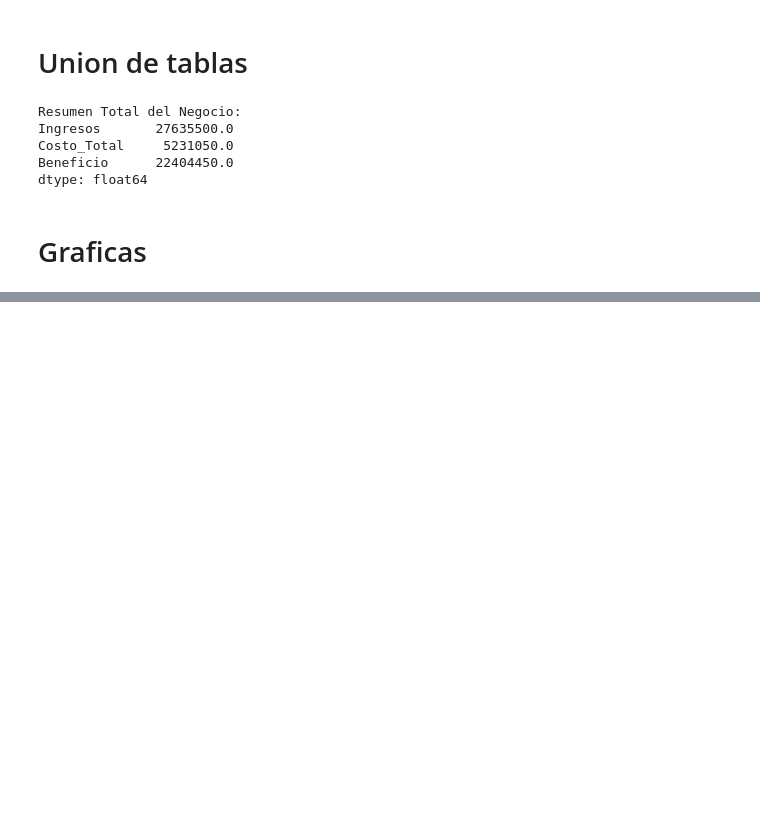
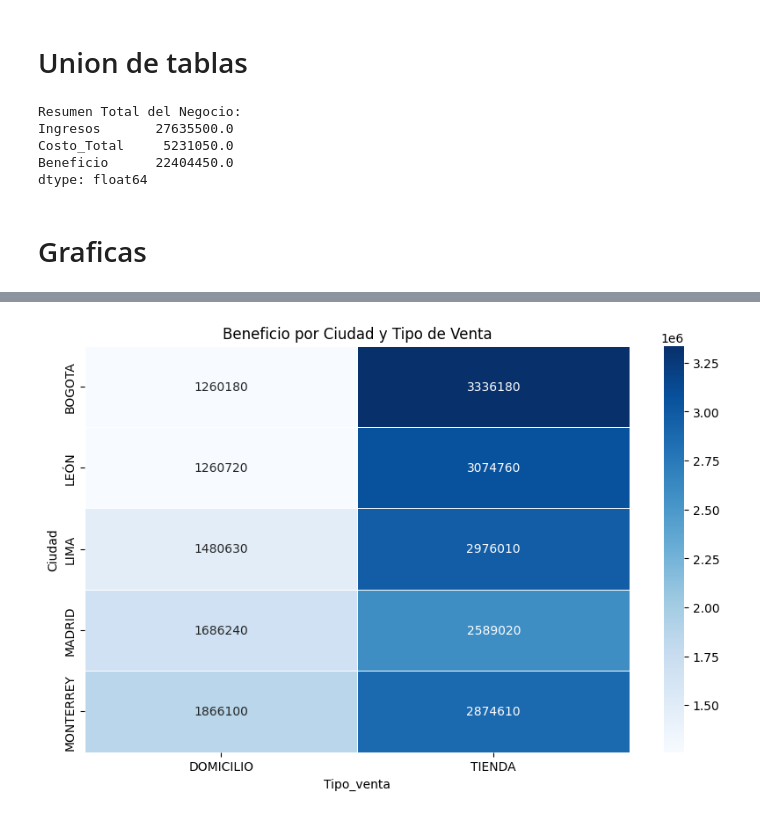
Before and after one commit to Vikorimperator/Retail_Modelo, a Jupyter notebook: 2.visualizacion _beneficios.ipynb, the cells around one changed output, grey strips where cells are left out. Cells and saved outputs as stored; diff of their text form; code cells hidden in the pictures; blank space fills up the shorter version.

```diff
--- a/2.visualizacion _beneficios.ipynb
+++ b/2.visualizacion _beneficios.ipynb
@@ -65,0 +70,11 @@ fig.show()
+# %%
+# Beneficio por ciudad y tipo de venta
+crear_heatmap_beneficio(
+    ventas_completa,
+    index="ciudad",
+    columns="tipo_venta",
+    values="Beneficio",
+    titulo="Beneficio por Ciudad y Tipo de Venta"
+)
+# %% [output]
+[figure, added]
```
Also changed, not shown: parts of 30 cells of this notebook.
